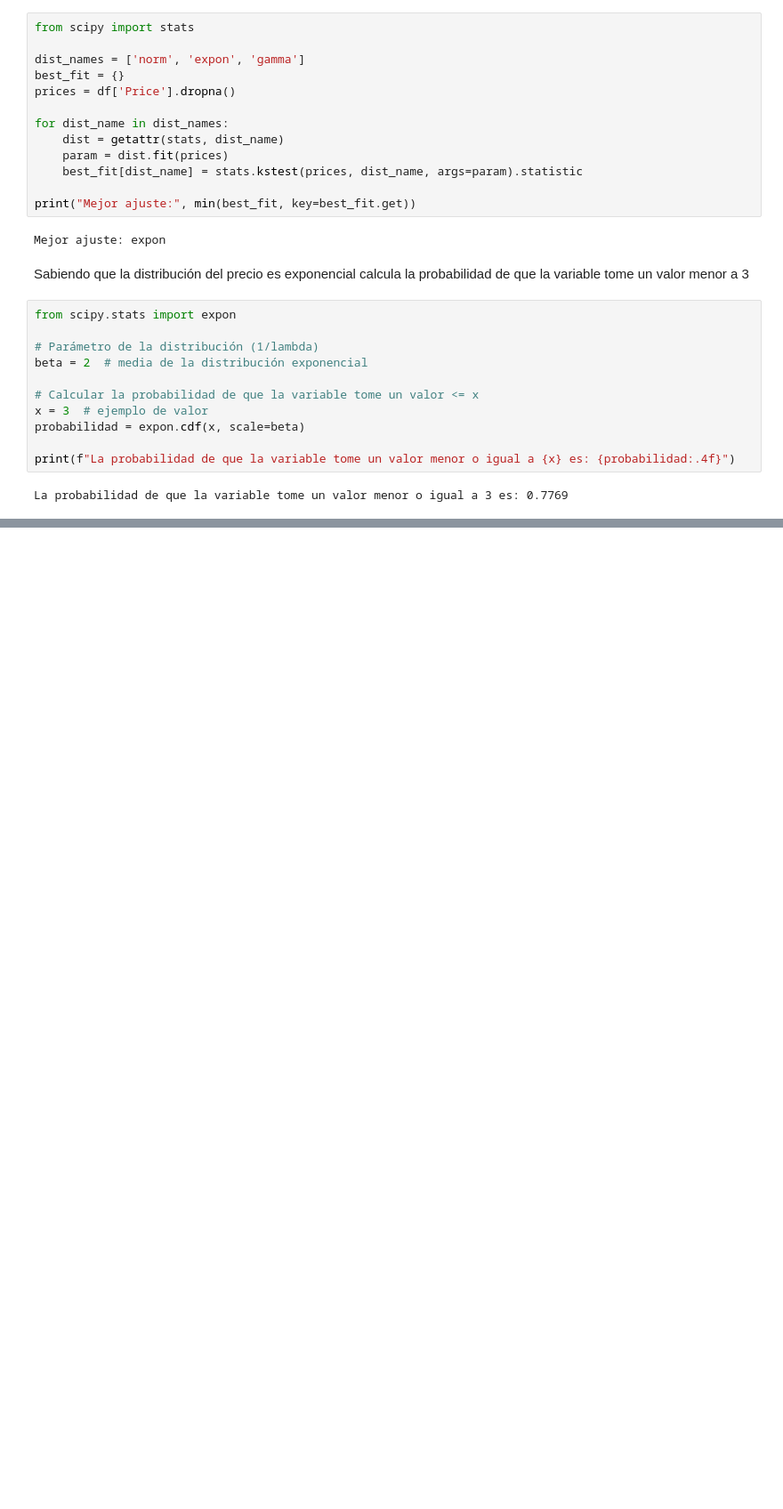
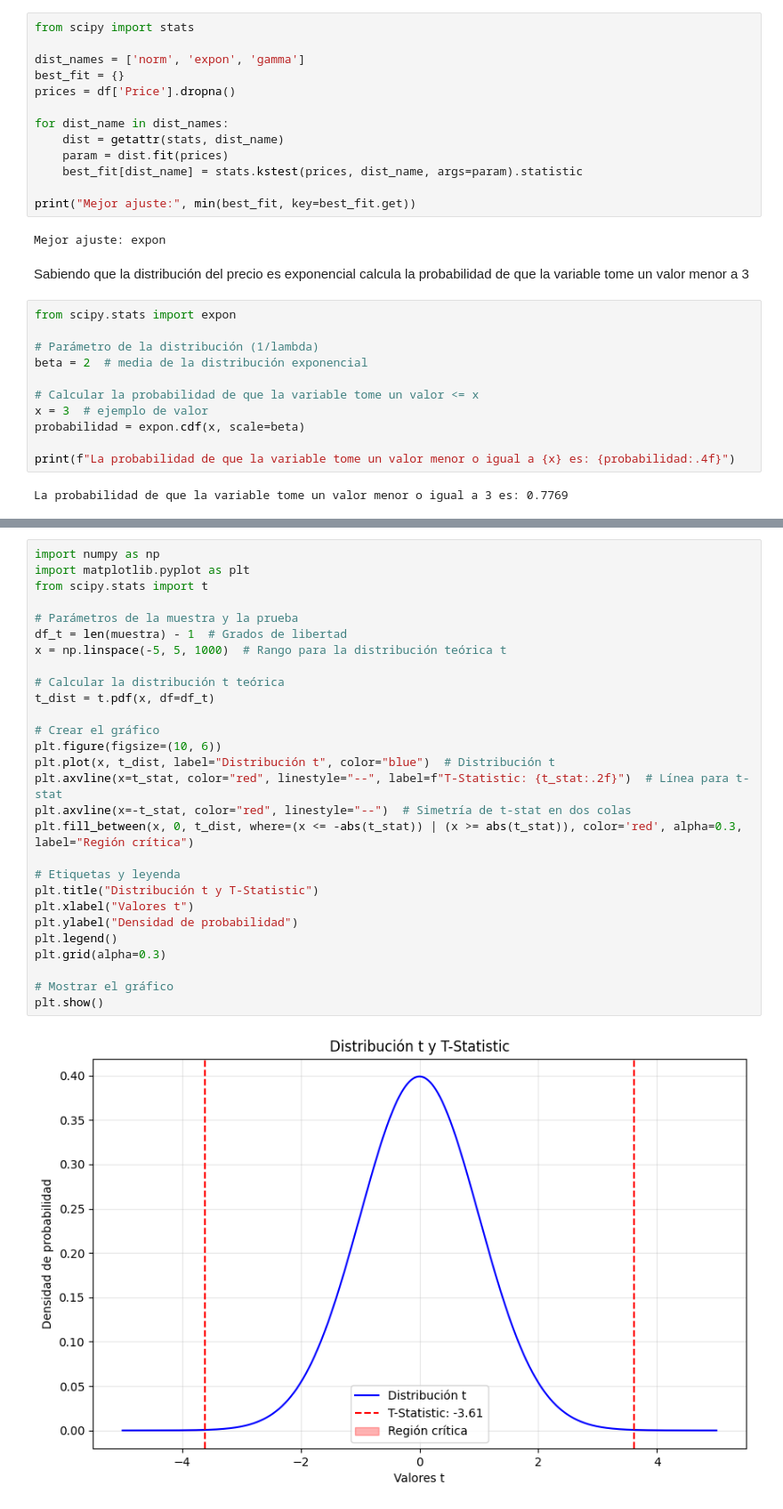
Before and after one commit to anpiboi/informe_coches_usados_india, a Jupyter notebook: informe_coches_indios.ipynb, the cells around one changed output, grey strips where cells are left out. Shown at 89% size. Drawn from its saved outputs; the diff is of its cells as text; blank space fills up the shorter version.

```diff
--- a/informe_coches_indios.ipynb
+++ b/informe_coches_indios.ipynb
@@ -310,0 +320,30 @@ plt.show()
+# %%
+import numpy as np
+import matplotlib.pyplot as plt
+from scipy.stats import t
+
+# Parámetros de la muestra y la prueba
+df_t = len(muestra) - 1  # Grados de libertad
+x = np.linspace(-5, 5, 1000)  # Rango para la distribución teórica t
+
+# Calcular la distribución t teórica
+t_dist = t.pdf(x, df=df_t)
+
+# Crear el gráfico
+plt.figure(figsize=(10, 6))
+plt.plot(x, t_dist, label="Distribución t", color="blue")  # Distribución t
+plt.axvline(x=t_stat, color="red", linestyle="--", label=f"T-Statistic: {t_stat:.2f}")  # Línea para t-stat
+plt.axvline(x=-t_stat, color="red", linestyle="--")  # Simetría de t-stat en dos colas
+plt.fill_between(x, 0, t_dist, where=(x <= -abs(t_stat)) | (x >= abs(t_stat)), color='red', alpha=0.3, label="Región crítica")
+
+# Etiquetas y leyenda
+plt.title("Distribución t y T-Statistic")
+plt.xlabel("Valores t")
+plt.ylabel("Densidad de probabilidad")
+plt.legend()
+plt.grid(alpha=0.3)
+
+# Mostrar el gráfico
+plt.show()
+# %% [output]
+[figure, added]
```
Also changed, not shown: parts of 50 cells of this notebook.
